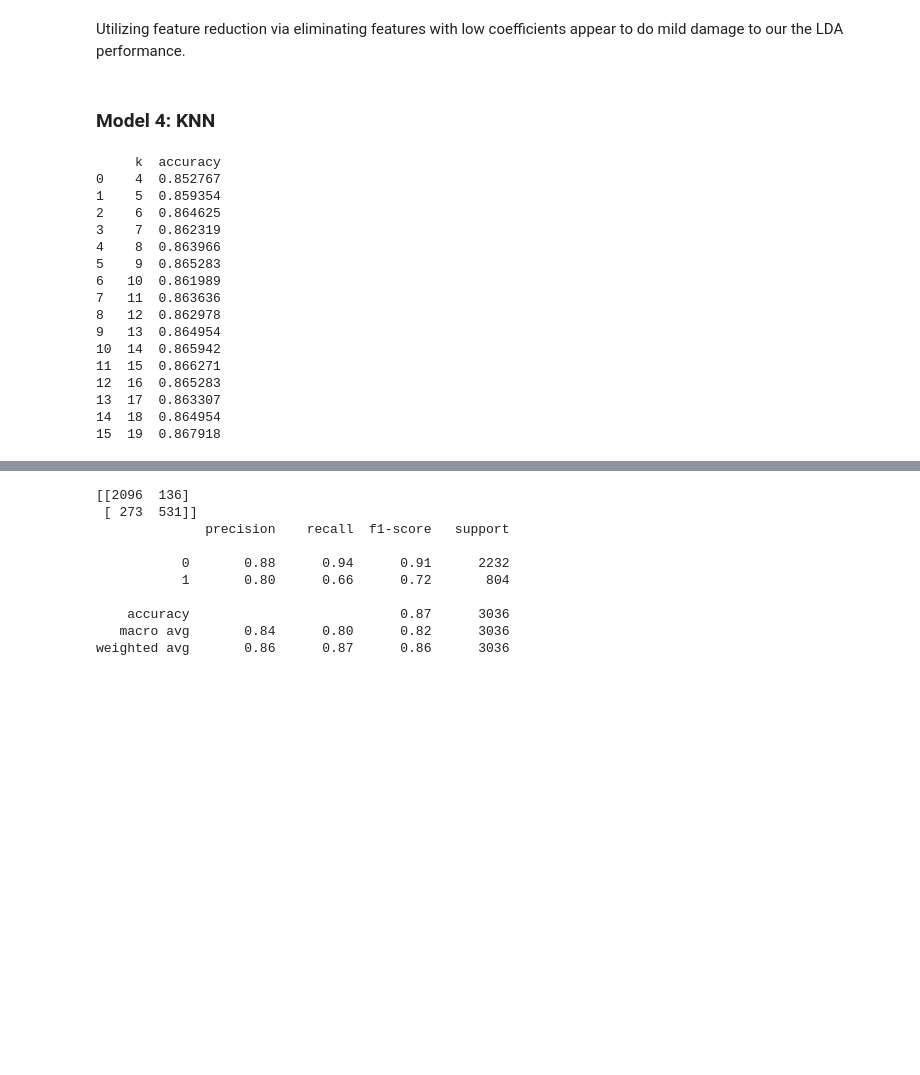
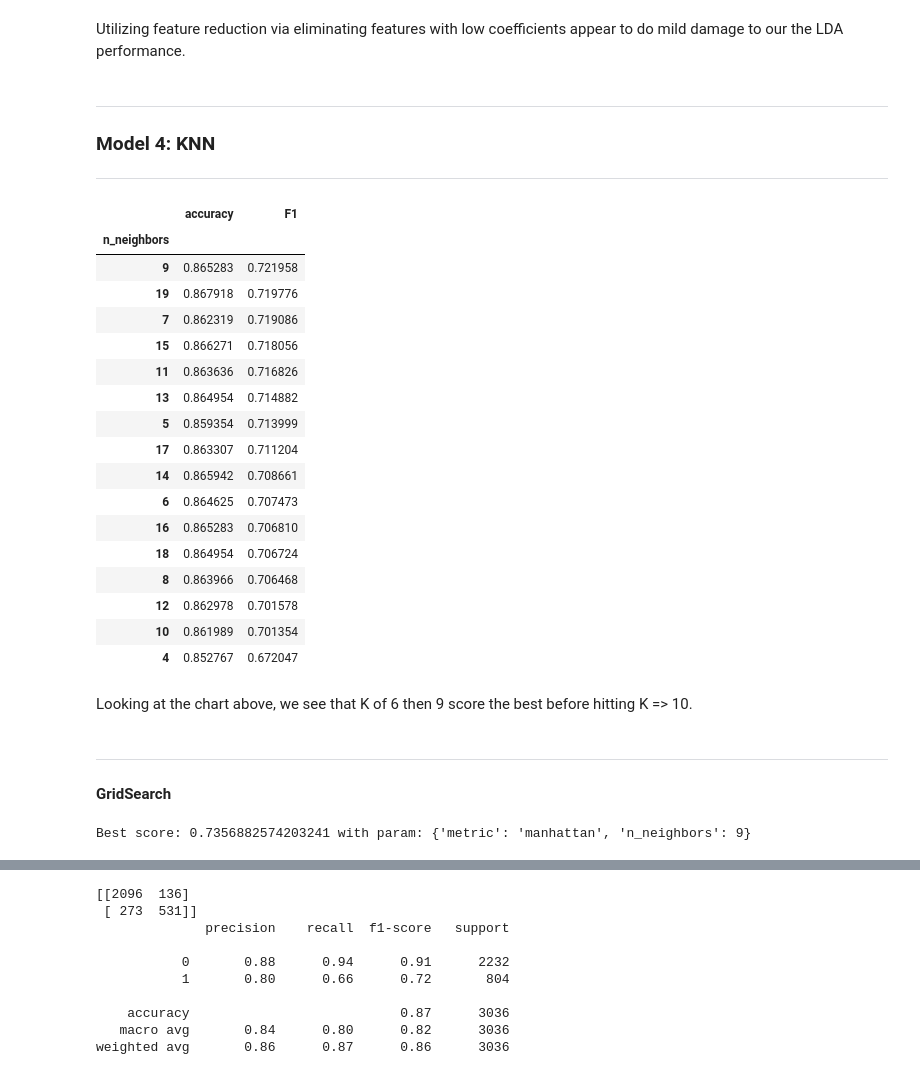
Before and after one commit to bikramgill3/ADS505, a Jupyter notebook: Data Science for Business - Final.ipynb, the cells around one changed output, grey strips where cells are left out. Drawn from its saved outputs; the diff is of its cells as text; code cells hidden in the pictures; blank space fills up the shorter version.

```diff
--- a/Data Science for Business - Final.ipynb
+++ b/Data Science for Business - Final.ipynb
@@ -657,32 +657,62 @@ array([0.65      , 0.64246425, 0.64347826, 0.65513514, 0.63839286])
 # %% [markdown]
 Utilizing feature reduction via eliminating features with low coefficients appear to do mild damage to our the LDA performance.
 # %% [markdown]
+------
 ### Model 4: KNN
+------
 # %%
 results = []
-for k in range(4, 20):
-    knn = KNeighborsClassifier(n_neighbors=k).fit(train_X, train_y)
-    results.append({'k': k,
-                    'accuracy': accuracy_score(valid_y, knn.predict(valid_X)) })
+
+for n_neighbors in range(4, 20):
+    knn = KNeighborsClassifier(n_neighbors=n_neighbors).fit(train_X, train_y)
+    preds = knn.predict(valid_X)
+    results.append({'n_neighbors': n_neighbors,
+                    'accuracy': accuracy_score(valid_y, preds),
+                    'F1':f1_score(valid_y, preds)
+                   })
+
 # Convert results to a pandas data frame results = pd.DataFrame(results) print(results)
+results = pd.DataFrame(results)
+results = results.set_index('n_neighbors')
+results.sort_values(by='F1', ascending=False)
+# %% [output]
+|  | accuracy | F1 |
+| n_neighbors |  |  |
+| 9 | 0.865283 | 0.721958 |
+| 19 | 0.867918 | 0.719776 |
+| 7 | 0.862319 | 0.719086 |
+| 15 | 0.866271 | 0.718056 |
+| 11 | 0.863636 | 0.716826 |
+| 13 | 0.864954 | 0.714882 |
+| 5 | 0.859354 | 0.713999 |
+| 17 | 0.863307 | 0.711204 |
+| 14 | 0.865942 | 0.708661 |
+| 6 | 0.864625 | 0.707473 |
+| 16 | 0.865283 | 0.706810 |
+| 18 | 0.864954 | 0.706724 |
+| 8 | 0.863966 | 0.706468 |
+| 12 | 0.862978 | 0.701578 |
+| 10 | 0.861989 | 0.701354 |
+| 4 | 0.852767 | 0.672047 |
-# %%
-results = pd.DataFrame(results)
-print(results)
-# %% [output]
-     k  accuracy
-0    4  0.852767
-1    5  0.859354
-2    6  0.864625
-3    7  0.862319
-4    8  0.863966
-5    9  0.865283
-6   10  0.861989
-7   11  0.863636
-8   12  0.862978
-9   13  0.864954
-10  14  0.865942
-11  15  0.866271
-12  16  0.865283
-13  17  0.863307
-14  18  0.864954
-15  19  0.867918
+# %% [markdown]
+Looking at the chart above, we see that K of 6 then 9 score the best before hitting K => 10.
+# %% [markdown]
+--------------
+#### GridSearch
+# %%
+cv = RepeatedStratifiedKFold(n_splits=5, n_repeats=3, random_state=1)
+
+
+distances = ['euclidean', 'manhattan', 'chebyshev', 'minkowski']
+knn_hyperparam_grid = {'n_neighbors':np.arange(3,20),
+                       'metric' : distances}
+
+knn = KNeighborsClassifier()
+grid = GridSearchCV(knn, knn_hyperparam_grid,scoring="f1", cv=cv, n_jobs=-1, refit=True)
+
+grid.fit(train_X,train_y)
+
+# Best model score and best model parameters
+print(f'Best score: {grid.best_score_} with param: {grid.best_params_}')
+# %% [output]
+Best score: 0.7356882574203241 with param: {'metric': 'manhattan', 'n_neighbors': 9}
```
Also changed, not shown: parts of 39 cells of this notebook.
